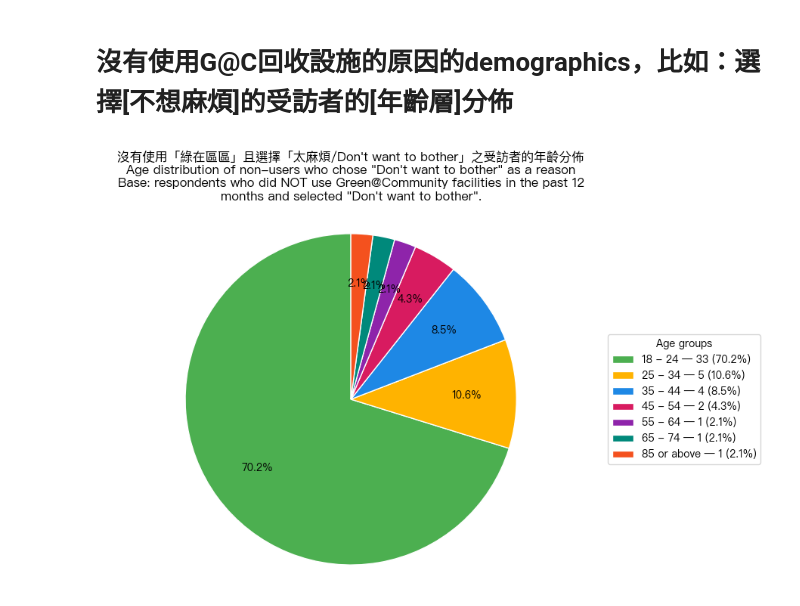
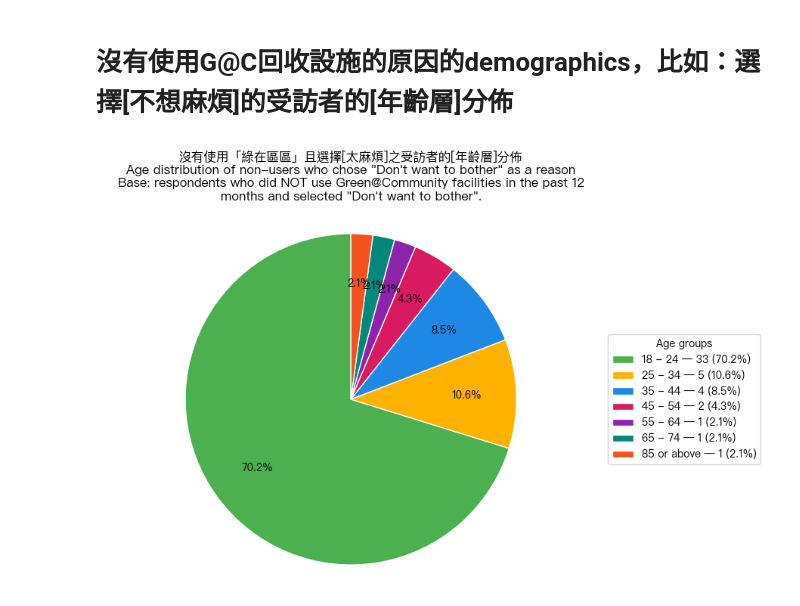
Before and after one commit to Tony0824X/Green-Community_DataAnalysis, a Jupyter notebook: Green@Community_DataAnalysis/Simple statistics visualisation/1.9 Demographics of reasons for not using G@C facilities.ipynb, the cells around one changed output. Cells and saved outputs as stored; diff of their text form; code cells hidden in the pictures.

```diff
--- a/Green@Community_DataAnalysis/Simple statistics visualisation/1.9 Demographics of reasons for not using G@C facilities.ipynb
+++ b/Green@Community_DataAnalysis/Simple statistics visualisation/1.9 Demographics of reasons for not using G@C facilities.ipynb
@@ -134,32 +134,32 @@ base_colors = [
 
 wedges, text_labels, autotexts = ax.pie(
     counts,
     labels=None,  # use legend instead
     colors=base_colors[:len(counts)],
     startangle=90,
     autopct=(lambda p: f"{p:.1f}%") if total > 0 else None,
     pctdistance=0.7,
     wedgeprops=dict(edgecolor="white"),
 )
 
 ax.legend(
     wedges,
     legend_labels,
     title="Age groups",
     loc="center left",
     bbox_to_anchor=(1.02, 0.5),
     borderaxespad=0.0,
 )
 
-title_main = "沒有使用「綠在區區」且選擇「太麻煩/Don't want to bother」之受訪者的年齡分佈\n" \
+title_main = "沒有使用「綠在區區」且選擇[太麻煩]之受訪者的[年齡層]分佈\n" \
              "Age distribution of non-users who chose \"Don't want to bother\" as a reason"
 title_sub  = "Base: respondents who did NOT use Green@Community facilities in the past 12 months and selected \"Don't want to bother\"."
 wrapped_sub = "\n".join(wrap(title_sub, 80))
 
 ax.set_title(title_main + "\n" + wrapped_sub, pad=16)
 
 ax.axis("equal")  # keep pie circular
 plt.tight_layout()
 plt.show()
 # %% [output]
-[figure, old version]
+[figure, new version]
```
